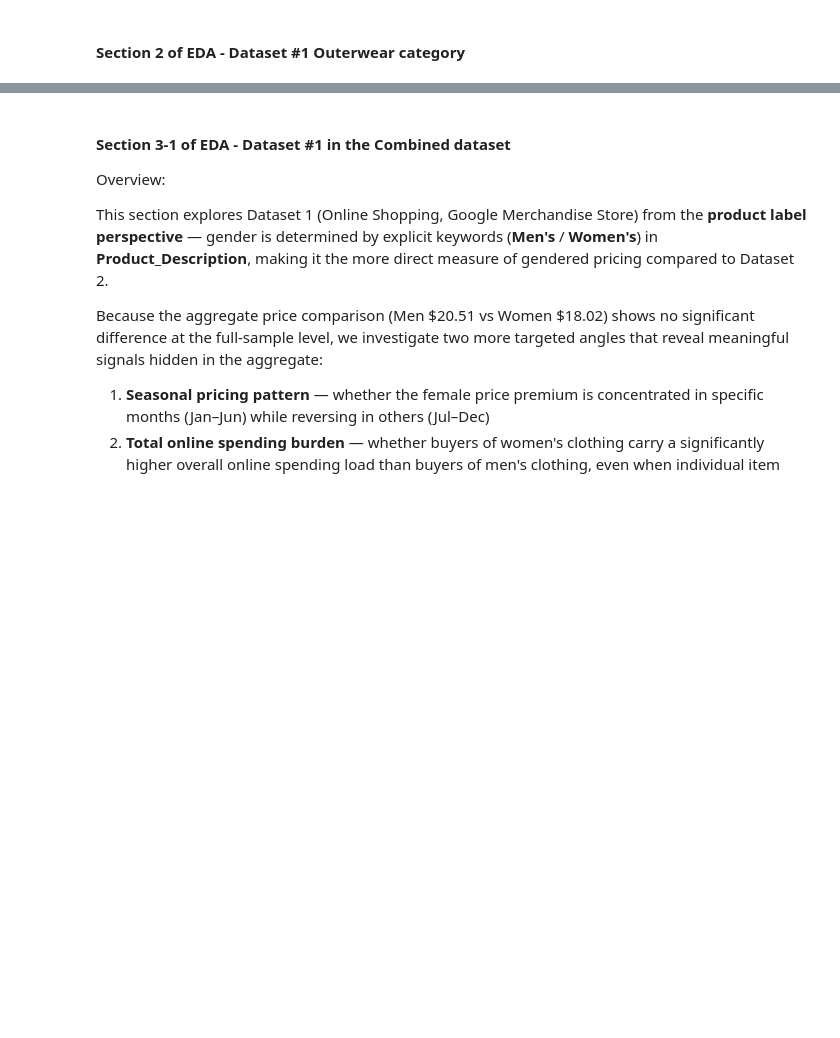
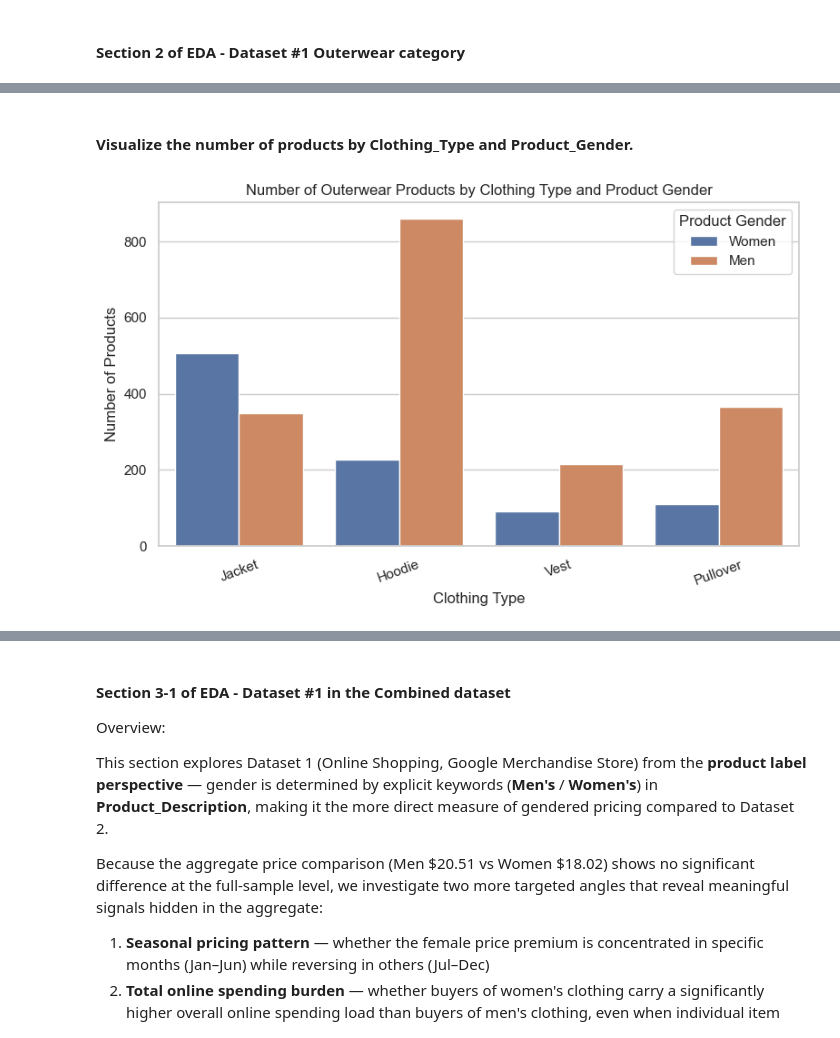
Before and after one commit to COGS108/Group136_WI26, a Jupyter notebook: 02-EDACheckpoint.ipynb, the cells around one changed output, grey strips where cells are left out. Drawn from its saved outputs; the diff is of its cells as text; code cells hidden in the pictures; blank space fills up the shorter version.

```diff
--- a/02-EDACheckpoint.ipynb
+++ b/02-EDACheckpoint.ipynb
@@ -525,0 +711,18 @@ plt.show()
+# %% [markdown]
+#### Visualize the number of products by Clothing_Type and Product_Gender.
+# %%
+plt.figure(figsize=(8, 5))
+sns.countplot(
+    data=outerwear_df,
+    x='Clothing_Type',
+    hue='Product_Gender'
+)
+plt.xlabel('Clothing Type')
+plt.ylabel('Number of Products')
+plt.title('Number of Outerwear Products by Clothing Type and Product Gender')
+plt.xticks(rotation=20)
+plt.legend(title='Product Gender')
+plt.tight_layout()
+plt.show()
+# %% [output]
+[figure, added]
```
Also changed, not shown: parts of 30 cells of this notebook, 2 other files.
